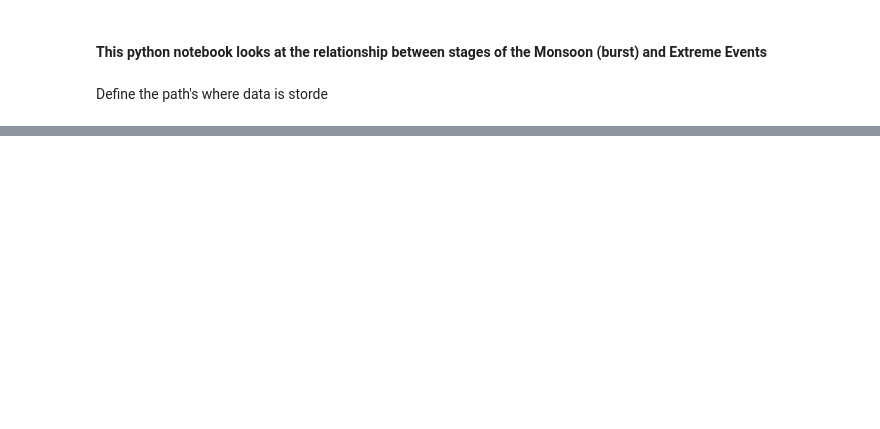
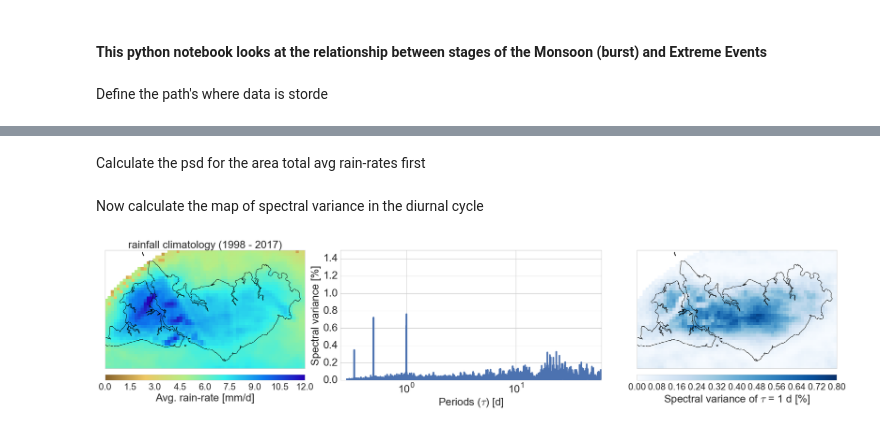
Before and after one commit to antarcticrainforest/RainfallExtremes, a Jupyter notebook: python/MonsoonAndExtremes.ipynb, the cells around one changed output, grey strips where cells are left out. Saved outputs shown, nothing was run; the diff lists cells and outputs as text; code cells hidden in the pictures; blank space fills up the shorter version.

```diff
--- a/python/MonsoonAndExtremes.ipynb
+++ b/python/MonsoonAndExtremes.ipynb
@@ -509,0 +80,2 @@ pd.read_hdf(DFFile,'/breaks')
+# %% [markdown]
+Calculate the psd for the area total avg rain-rates first
@@ -509,0 +85,51 @@ pd.read_hdf(DFFile,'/breaks')
+# %% [markdown]
+Now calculate the map of spectral variance in the diurnal cycle
+# %%
+mask = np.ma.masked_less_equal(rr.sum(axis=0),0.1)*0 + 1
+spec_map = np.zeros([len(lat), len(lon)]) * mask
+create = False
+if not os.path.isfile(percf) or create:
+    for i in range(len(lat)):
+        for j in range(len(lon)):
+            if not spec_map.mask[i,j]:
+                sys.stdout.flush()
+                sys.stdout.write('\r Calculating TS for : %0.2f, %0.2f'%(lat[i],lon[j]))
+                sys.stdout.flush()
+                rr_tmp = pd.Series(rr[:,i,j].filled(np.nan), index=T).dropna()
+                rr_tmp = rr_tmp.loc[rr_tmp>0]
+                spec_map[i,j] = get_psd(rr_tmp.values, rr_tmp.index, freq=1)
+
+    np.savez_compressed(percf, perc=spec_map.filled(-99))
+else:
+    print()
+    spec_map = np.ma.masked_less(np.load(percf)['perc'], 0)
+sys.stdout.write('\n')
+# %%
+#Plot the output map
+fig = plt.figure()
+#ax1 = fig.add_subplot(111)
+ax1 = fig.add_subplot(131)
+ax1.set_title('rainfall climatology (1998 - 2017)', size=28)
+im = m.pcolormesh(lon, lat, mask * rr_tavg * 24, vmin=0, vmax=12, cmap=colmap.GMT_drywet, ax=ax1)
+m.drawcoastlines()
+cbar = m.colorbar(im,location='bottom',pad="5%")
+cbar.set_label('Avg. rain-rate [mm/d]', size=28)
+cbar.ax.tick_params(labelsize=24)
+#'''
+ax2 = fig.add_subplot(132)
+ax2.semilogx(f, psd * 9, lw=4)
+ax2.set_xlim(0.25,60)
+ax2.set_ylim(0,1.5)
+ax2.set_xlabel('Periods ($\\tau$) [d]',size=28)
+ax2.set_ylabel('Spectral variance [%]',size=28)
+ax2.tick_params(labelsize=28)
+ax3 = fig.add_subplot(133)
+im2 = m.pcolormesh(lon, lat, np.ma.masked_invalid(spec_map)*2 , vmin=0, vmax=0.8,cmap='Blues', ax=ax3)
+m.drawcoastlines()
+cbar = m.colorbar(im2,location='bottom',pad="5%")
+cbar.set_label('Spectral variance of $\\tau$ = 1 d [%]', size=28)
+cbar.ax.tick_params(labelsize=24)
+fig.subplots_adjust(right=0.98, bottom=0.83, top=0.99,left=0.01, hspace=0.05, wspace=0.02)
+#'''
+# %% [output]
+[figure, added]
```
Also changed, not shown: parts of 62 cells of this notebook.
